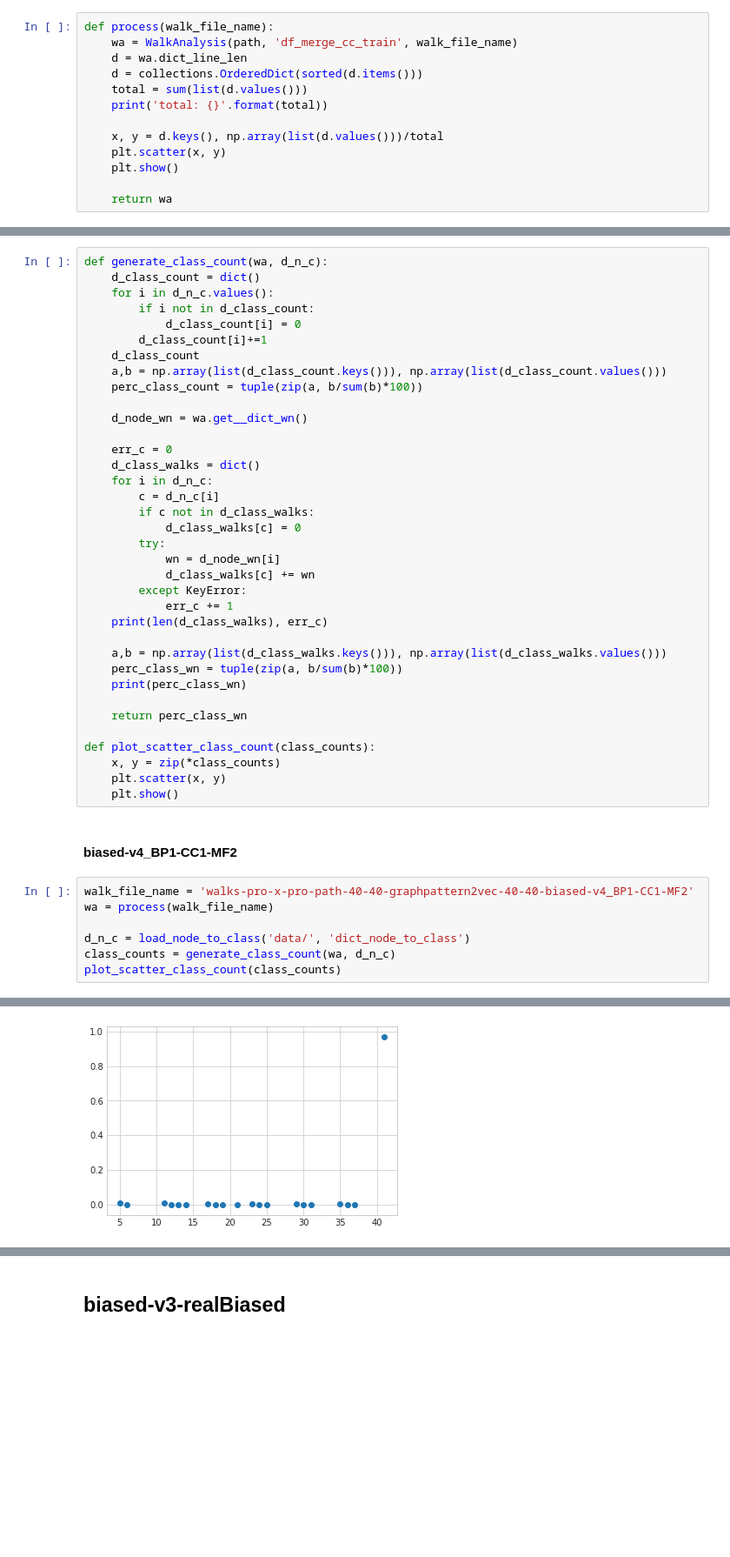
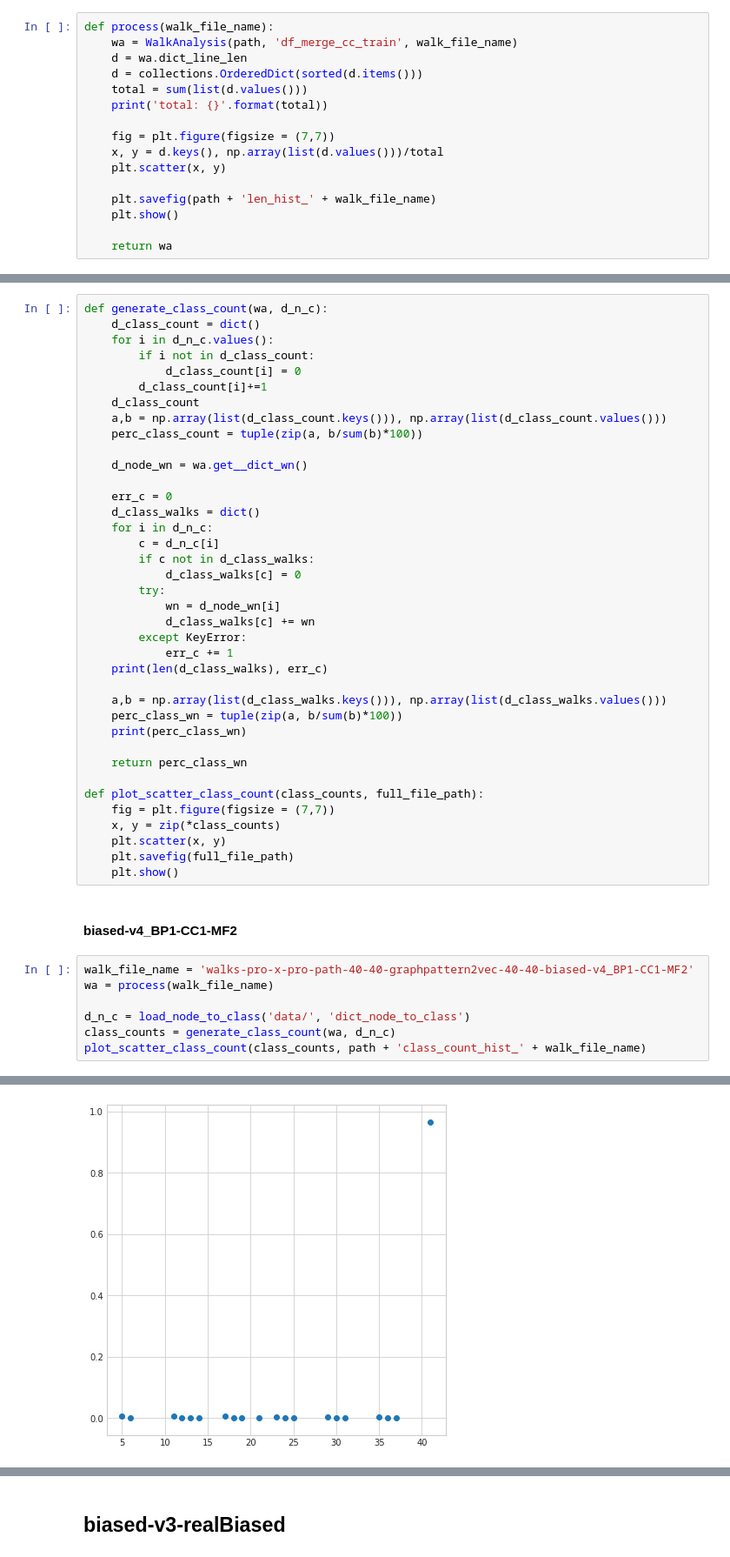
Before and after one commit to abbask/graphpattern2vec_bias, a Jupyter notebook: WalkAnalysis.ipynb, the cells around one changed output, grey strips where cells are left out. Shown: that part at 87% size. Cells and saved outputs as stored; diff of their text form; blank space fills up the shorter version.

Commit message:
fixed the problem of saving figures

```diff
--- a/WalkAnalysis.ipynb
+++ b/WalkAnalysis.ipynb
@@ -160,8 +160,11 @@ def process(walk_file_name):
     total = sum(list(d.values()))
     print('total: {}'.format(total))
 
+    fig = plt.figure(figsize = (7,7))
     x, y = d.keys(), np.array(list(d.values()))/total
     plt.scatter(x, y)
+
+    plt.savefig(path + 'len_hist_' + walk_file_name)
     plt.show()
 
     return wa
@@ -203,28 +206,30 @@ def generate_class_count(wa, d_n_c):
 
     return perc_class_wn
 
-def plot_scatter_class_count(class_counts):
+def plot_scatter_class_count(class_counts, full_file_path):
+    fig = plt.figure(figsize = (7,7))
     x, y = zip(*class_counts)
     plt.scatter(x, y)
+    plt.savefig(full_file_path)
     plt.show()
 # %% [markdown]
 #### biased-v4_BP1-CC1-MF2
 # %%
 walk_file_name = 'walks-pro-x-pro-path-40-40-graphpattern2vec-40-40-biased-v4_BP1-CC1-MF2'
 wa = process(walk_file_name)
 
 d_n_c = load_node_to_class('data/', 'dict_node_to_class')
 class_counts = generate_class_count(wa, d_n_c)
-plot_scatter_class_count(class_counts)
+plot_scatter_class_count(class_counts, path + 'class_count_hist_' + walk_file_name)
 # %% [output]
 __read_processed_files| df_merge: (2851116, 6)
 __get_node_groupby| df_g_h_r: (466654, 3), df_g_t_r: (53540, 3)
 __get_node_groupby| dict_t after first columns: 178320
 __get_node_groupby| dict_t after second columns: 212557
 __dict_from_walks| __dict_from_walks: 192932
 __dict_from_walks| token count: 272910185
 total: 6786400
-[figure, old version]
+[figure, new version]
 load_node_to_class| __d_node_to_class: 212557
 7 19625
 (('Protein', 51.58191146292324), ('BP', 14.249408463813836), ('MF', 8.770615138456632), ('CC', 3.53693871850184), ('Pathway', 16.96692301901448), ('FD', 4.864900516629675), ('PTM', 0.02930268066030588 ...
```
Also changed, not shown: parts of 1 cell of this notebook.
